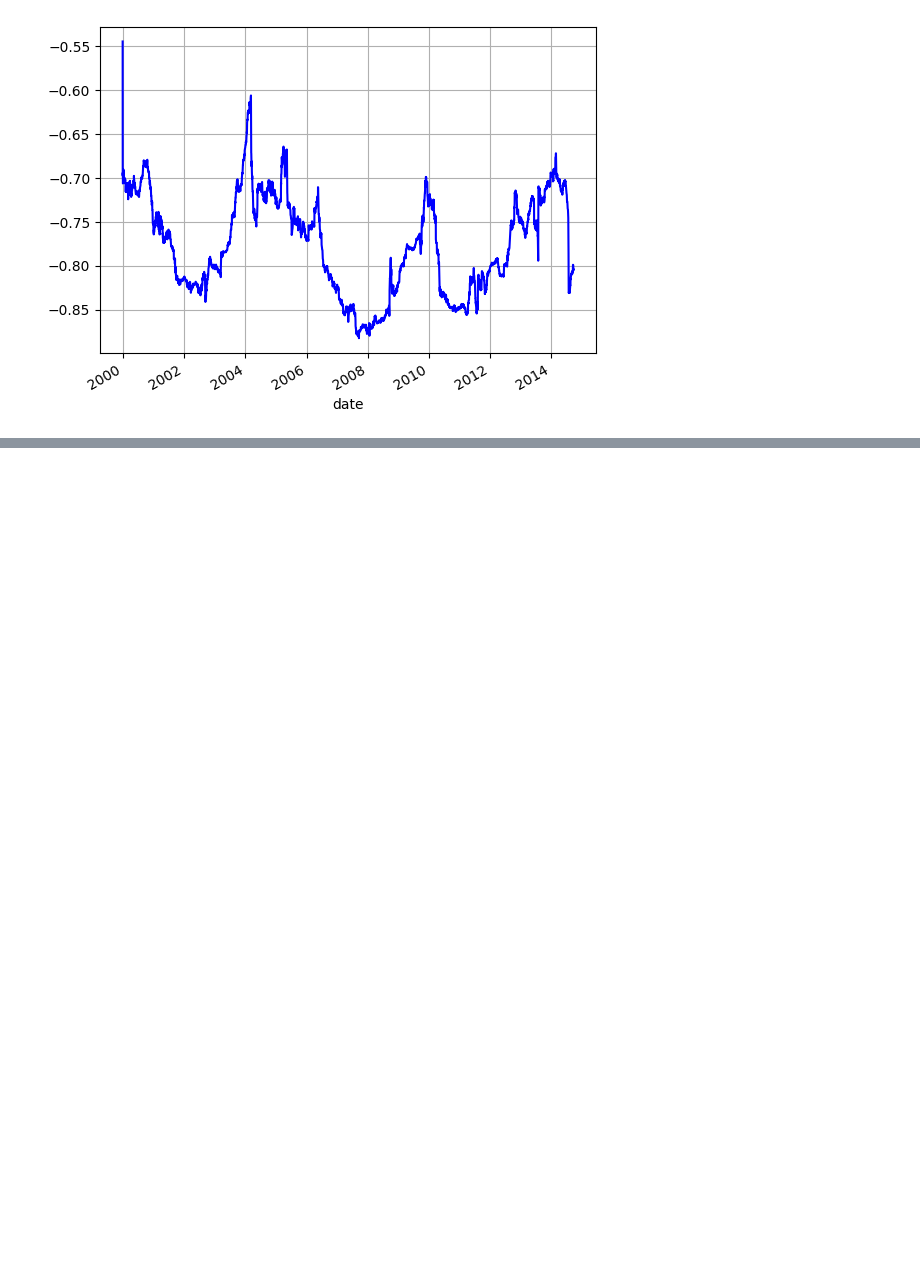
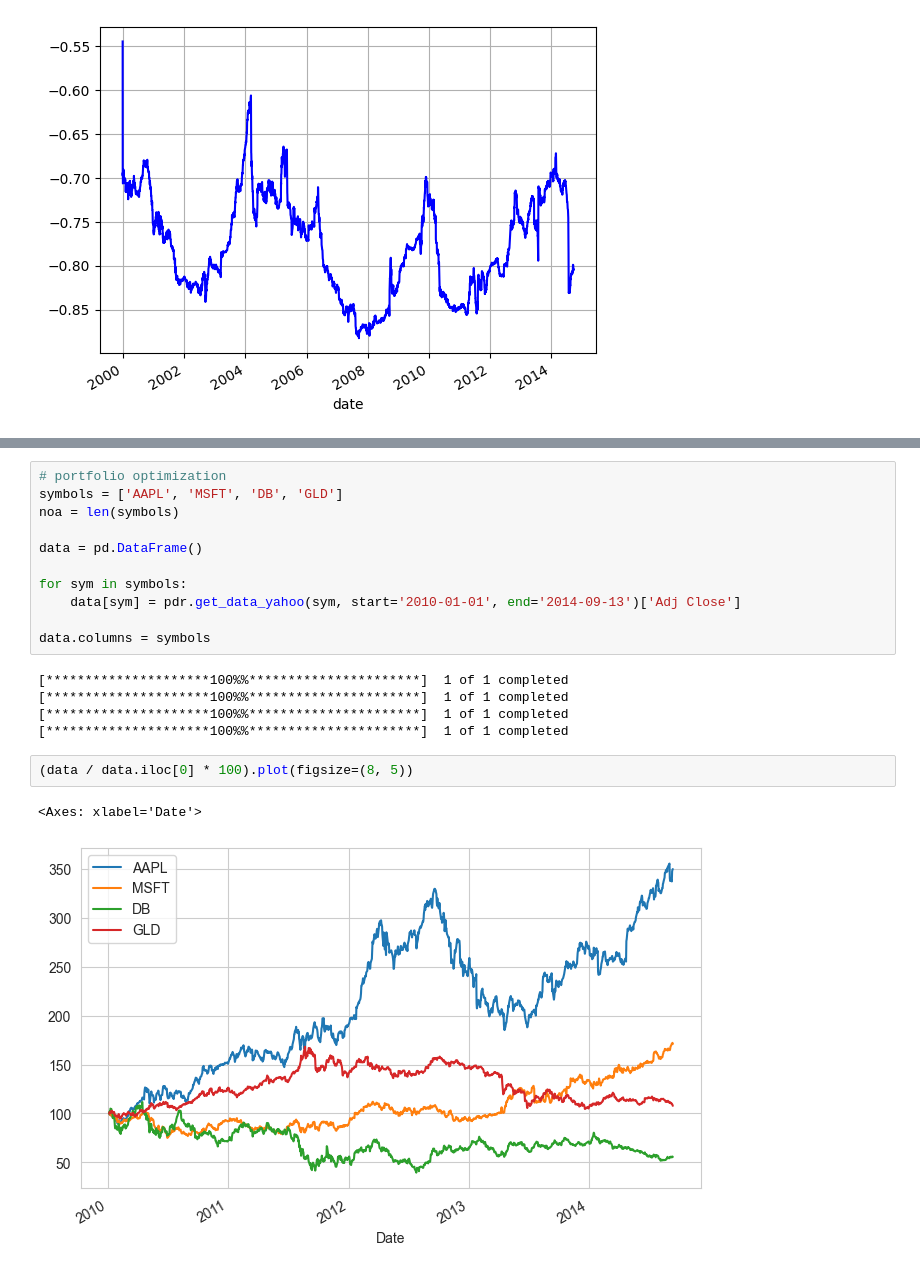
Before and after one commit to casslee1351/Finance-Portfolio, a Jupyter notebook: finance_portfolio_examples.ipynb, the cells around one changed output, grey strips where cells are left out. Drawn from its saved outputs; the diff is of its cells as text; blank space fills up the shorter version.

Commit message:
portfolio optimization

```diff
--- a/finance_portfolio_examples.ipynb
+++ b/finance_portfolio_examples.ipynb
@@ -337,0 +391,21 @@ rets['EUROSTOXX'].rolling(window=252).corr(rets['VSTOXX']).plot(grid=True, style
+# %%
+# portfolio optimization
+symbols = ['AAPL', 'MSFT', 'DB', 'GLD']
+noa = len(symbols)
+
+data = pd.DataFrame()
+
+for sym in symbols:
+    data[sym] = pdr.get_data_yahoo(sym, start='2010-01-01', end='2014-09-13')['Adj Close']
+
+data.columns = symbols
+# %% [output]
+[*********************100%%**********************]  1 of 1 completed
+[*********************100%%**********************]  1 of 1 completed
+[*********************100%%**********************]  1 of 1 completed
+[*********************100%%**********************]  1 of 1 completed
+# %%
+(data / data.iloc[0] * 100).plot(figsize=(8, 5))
+# %% [output]
+<Axes: xlabel='Date'>
+[figure, added]
```
Also changed, not shown: parts of 33 cells of this notebook.
